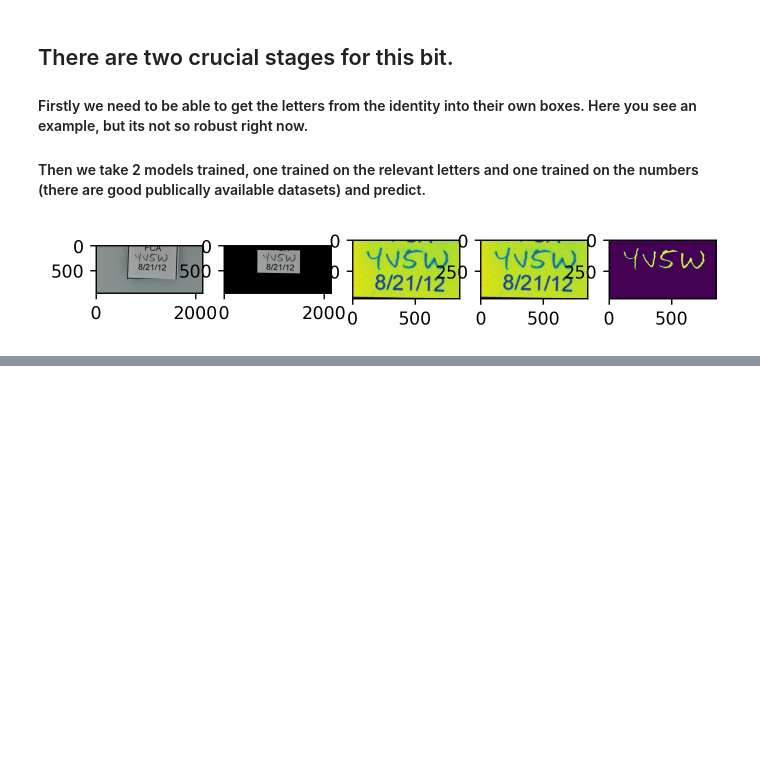
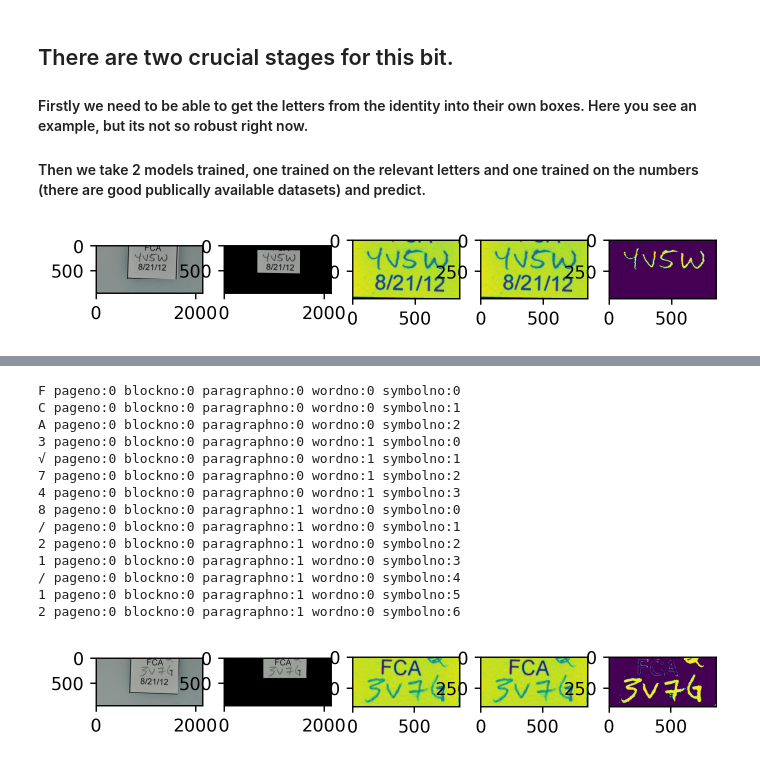
Before and after one commit to Jor-Lee/Guppies, a Jupyter notebook: Python_Files/ML_preprocessing.ipynb, the cells around one changed output, grey strips where cells are left out. Cells and saved outputs as stored; diff of their text form; code cells hidden in the pictures; blank space fills up the shorter version.

```diff
--- a/Python_Files/ML_preprocessing.ipynb
+++ b/Python_Files/ML_preprocessing.ipynb
@@ -340,6 +343,22 @@ np.save('images.npy',some_im_IDs)
 # %%
 np.save('labels.npy', some_label_IDs)
 # %%
-# frame, para_box = GetImageAndParaBox(file_list[idx[0]], client = client, verbose=True)
+frame, para_box = GetImageAndParaBox(file_list[78], client = client, verbose=True)
 
-# im_ID = extract_ID_handwriting(frame, para_box, verbose=True)
+im_ID = extract_ID_handwriting(frame, para_box, verbose=True)
+# %% [output]
+F pageno:0 blockno:0 paragraphno:0 wordno:0 symbolno:0
+C pageno:0 blockno:0 paragraphno:0 wordno:0 symbolno:1
+A pageno:0 blockno:0 paragraphno:0 wordno:0 symbolno:2
+3 pageno:0 blockno:0 paragraphno:0 wordno:1 symbolno:0
+√ pageno:0 blockno:0 paragraphno:0 wordno:1 symbolno:1
+7 pageno:0 blockno:0 paragraphno:0 wordno:1 symbolno:2
+4 pageno:0 blockno:0 paragraphno:0 wordno:1 symbolno:3
+8 pageno:0 blockno:0 paragraphno:1 wordno:0 symbolno:0
+/ pageno:0 blockno:0 paragraphno:1 wordno:0 symbolno:1
+2 pageno:0 blockno:0 paragraphno:1 wordno:0 symbolno:2
+1 pageno:0 blockno:0 paragraphno:1 wordno:0 symbolno:3
+/ pageno:0 blockno:0 paragraphno:1 wordno:0 symbolno:4
+1 pageno:0 blockno:0 paragraphno:1 wordno:0 symbolno:5
+2 pageno:0 blockno:0 paragraphno:1 wordno:0 symbolno:6
+[figure, added]
```
Also changed, not shown: parts of 7 cells of this notebook.
